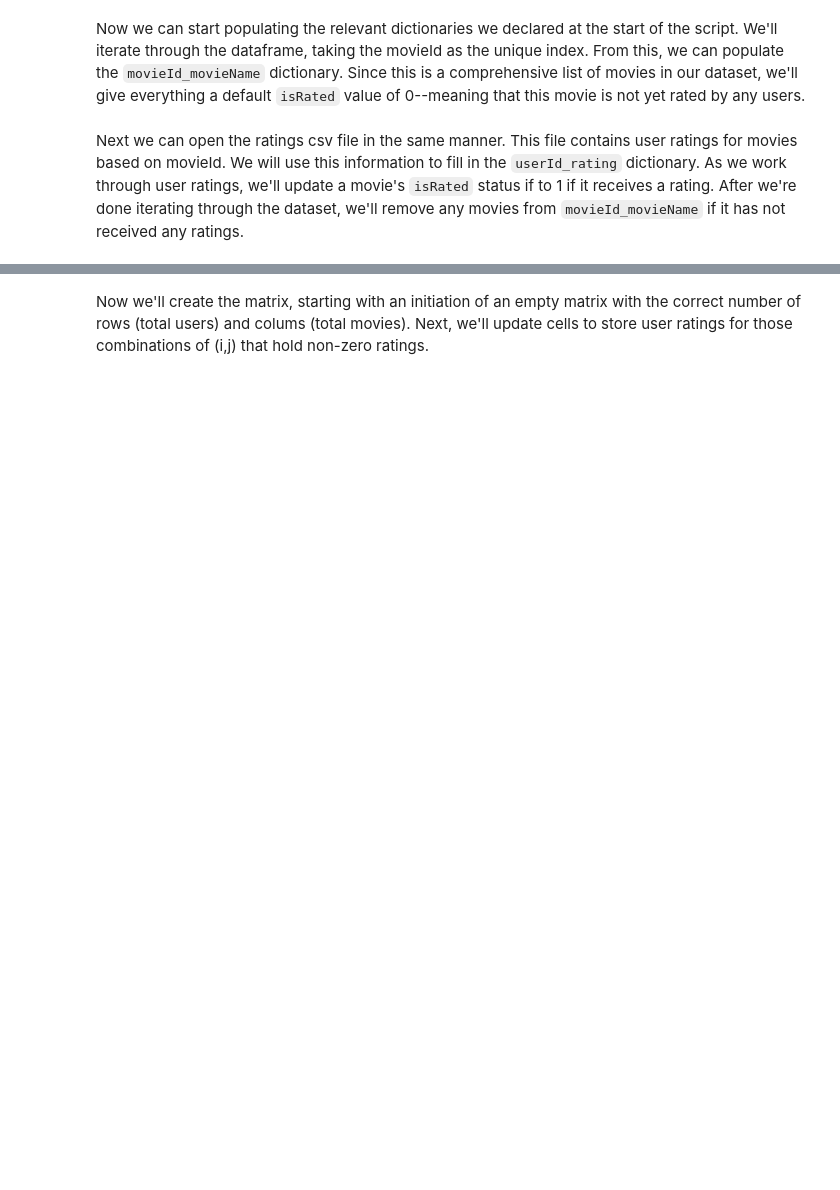
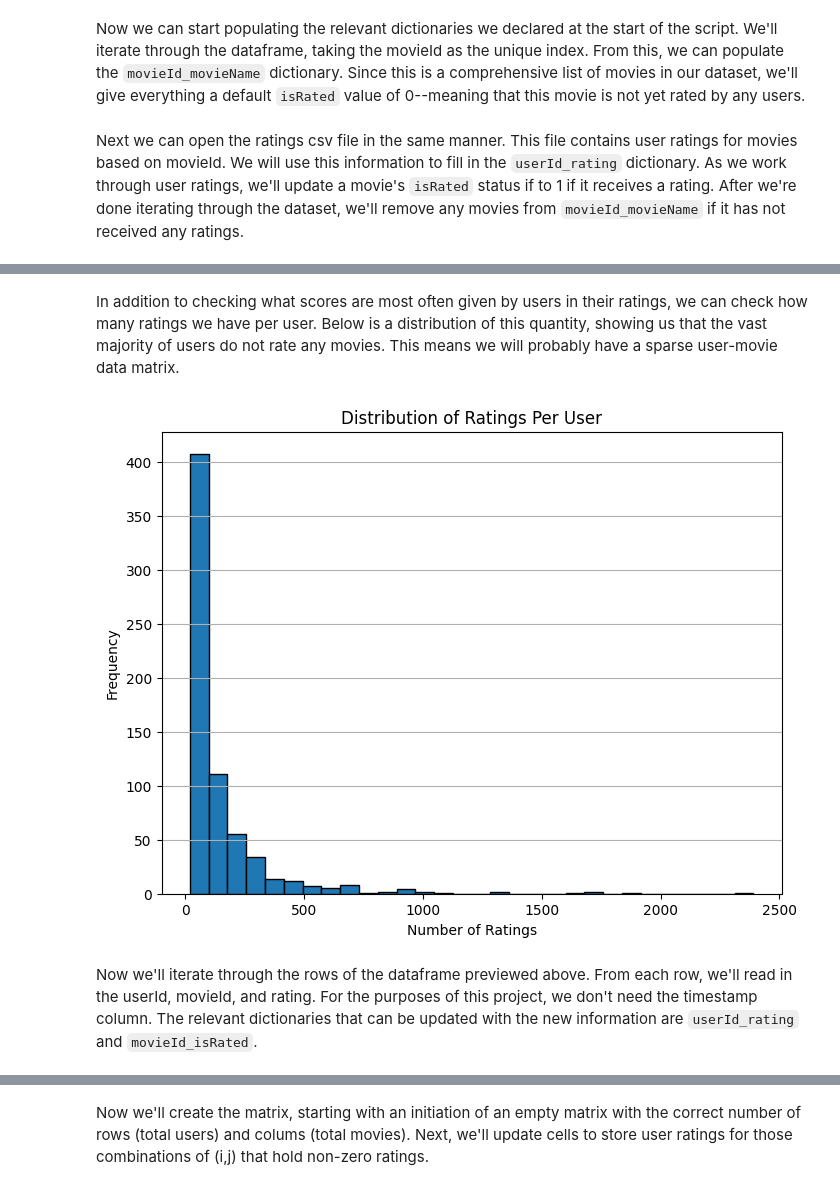
Before and after one commit to zkhechadoorian/Movie-Recommendation-System, a Jupyter notebook: create_data_matrix.ipynb, the cells around one changed output, grey strips where cells are left out. Cells and saved outputs as stored; diff of their text form; code cells hidden in the pictures; blank space fills up the shorter version.

```diff
--- a/create_data_matrix.ipynb
+++ b/create_data_matrix.ipynb
@@ -45,3 +81,21 @@ df.shape
+# %% [markdown]
+In addition to checking what scores are most often given by users in their ratings, we can check how many ratings we have per user. Below is a distribution of this quantity, showing us that the vast majority of users do not rate any movies. This means we will probably have a sparse user-movie data matrix.
+# %%
+# Count the number of ratings per user
+user_ratings_count = df.groupby('userId')['rating'].count()
+
+# Plot histogram of ratings per user
+plt.figure(figsize=(8, 6))
+plt.hist(user_ratings_count, bins=30, edgecolor='black')
+plt.title('Distribution of Ratings Per User')
+plt.xlabel('Number of Ratings')
+plt.ylabel('Frequency')
+plt.grid(axis='y')
+plt.show()
+# %% [output]
+[figure, added]
+# %% [markdown]
+Now we'll iterate through the rows of the dataframe previewed above. From each row, we'll read in the userId, movieId, and rating. For the purposes of this project, we don't need the timestamp column. The relevant dictionaries that can be updated with the new information are `userId_rating` and `movieId_isRated`.
 # %%
 for index, row in df.iterrows():
     userId = row['userId']
```
Also changed, not shown: parts of 16 cells of this notebook.
